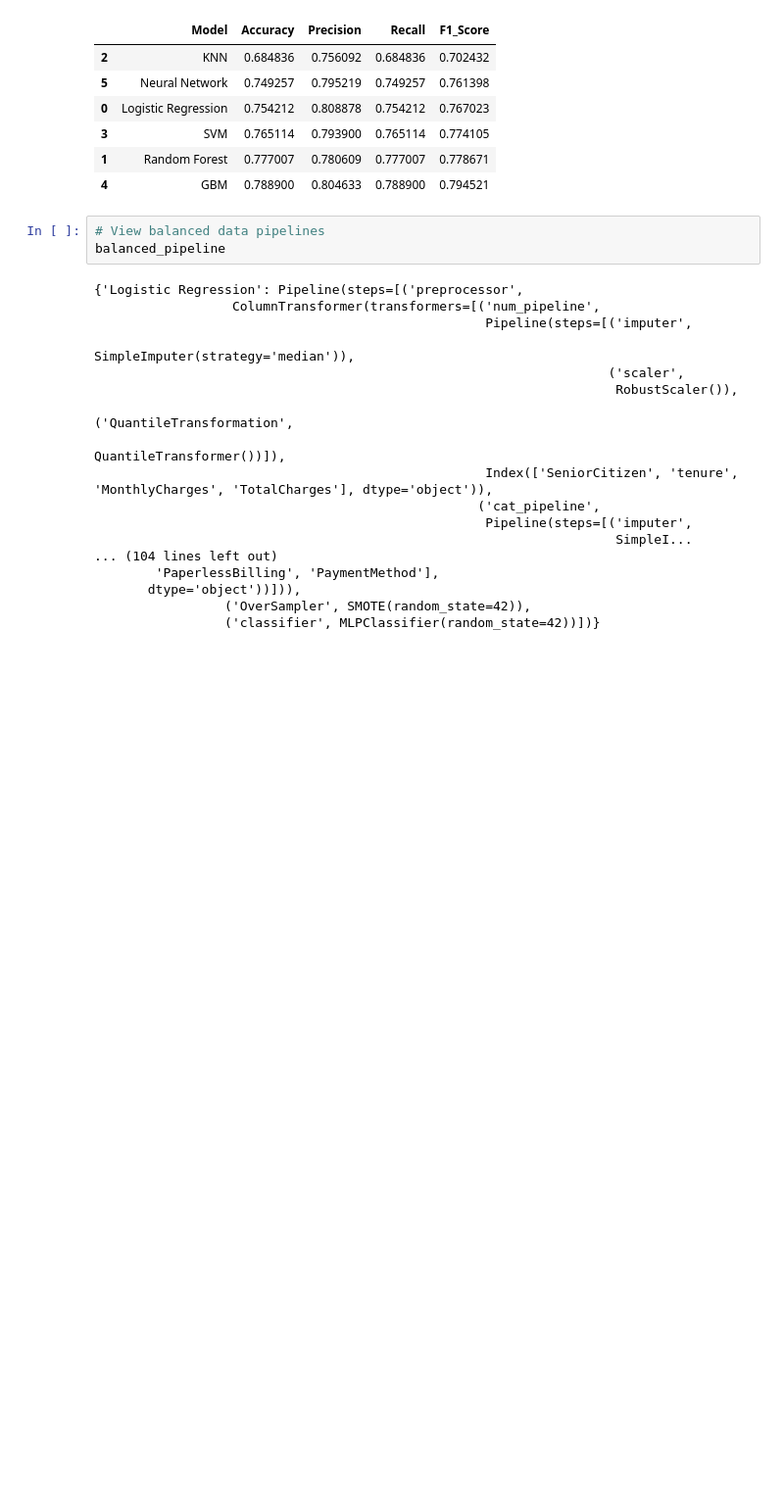
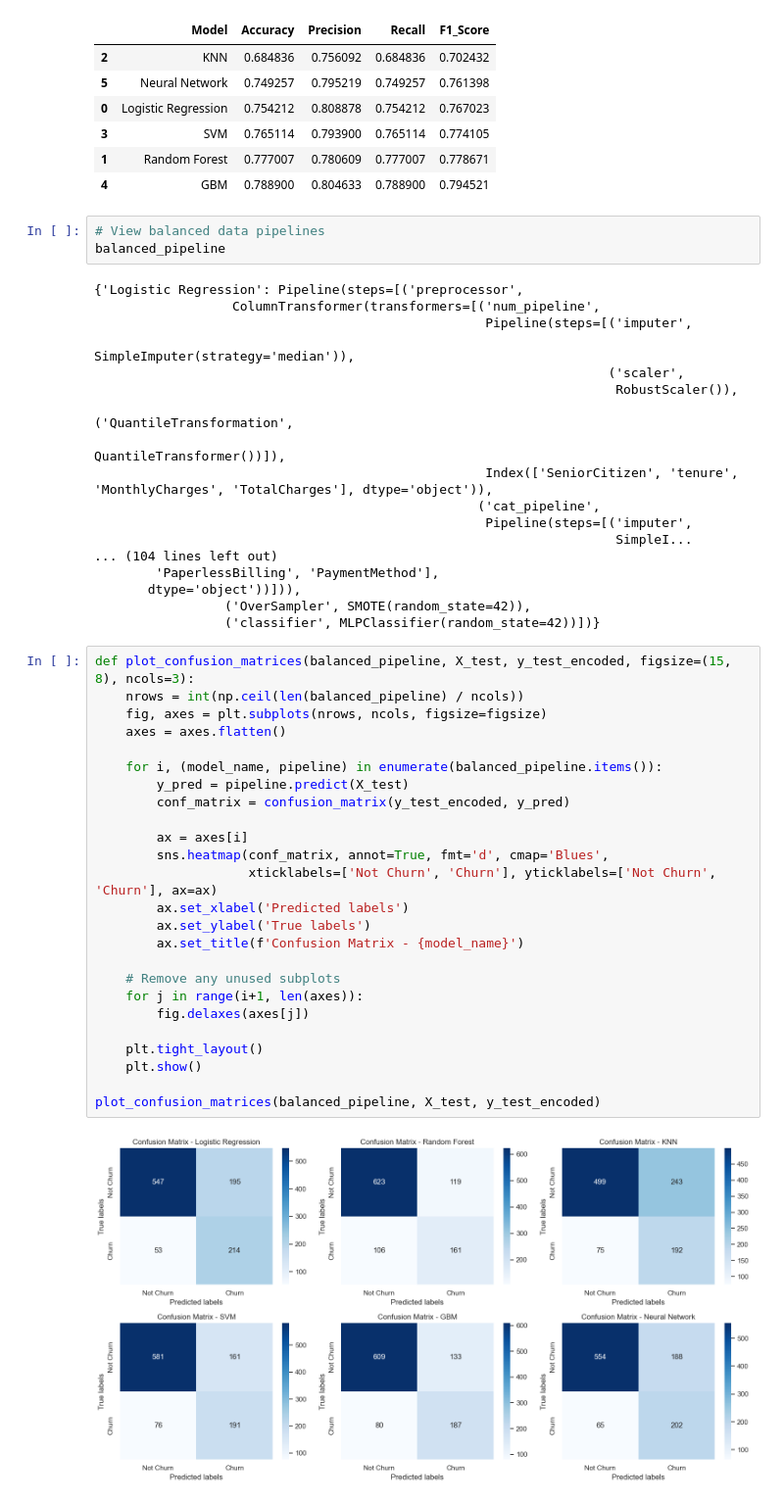
Before and after one commit to Chebet-Mercy/Customer-Churn-ML-Prediction, a Jupyter notebook: notebooks/main.ipynb, the cells around one changed output. Shown at 98% size. Saved outputs shown, nothing was run; the diff lists cells and outputs as text; blank space fills up the shorter version.

```diff
--- a/notebooks/main.ipynb
+++ b/notebooks/main.ipynb
@@ -1259,3 +1234,30 @@ balanced_pipeline
        dtype='object'))])),
                  ('OverSampler', SMOTE(random_state=42)),
                  ('classifier', MLPClassifier(random_state=42))])}
+# %%
+def plot_confusion_matrices(balanced_pipeline, X_test, y_test_encoded, figsize=(15, 8), ncols=3):
+    nrows = int(np.ceil(len(balanced_pipeline) / ncols))
+    fig, axes = plt.subplots(nrows, ncols, figsize=figsize)
+    axes = axes.flatten()
+
+    for i, (model_name, pipeline) in enumerate(balanced_pipeline.items()):
+        y_pred = pipeline.predict(X_test)
+        conf_matrix = confusion_matrix(y_test_encoded, y_pred)
+
+        ax = axes[i]
+        sns.heatmap(conf_matrix, annot=True, fmt='d', cmap='Blues',
+                    xticklabels=['Not Churn', 'Churn'], yticklabels=['Not Churn', 'Churn'], ax=ax)
+        ax.set_xlabel('Predicted labels')
+        ax.set_ylabel('True labels')
+        ax.set_title(f'Confusion Matrix - {model_name}')
+
+    # Remove any unused subplots
+    for j in range(i+1, len(axes)):
+        fig.delaxes(axes[j])
+
+    plt.tight_layout()
+    plt.show()
+
+plot_confusion_matrices(balanced_pipeline, X_test, y_test_encoded)
+# %% [output]
+[figure, added]
```
Also changed, not shown: parts of 19 cells of this notebook, 1 other file.
